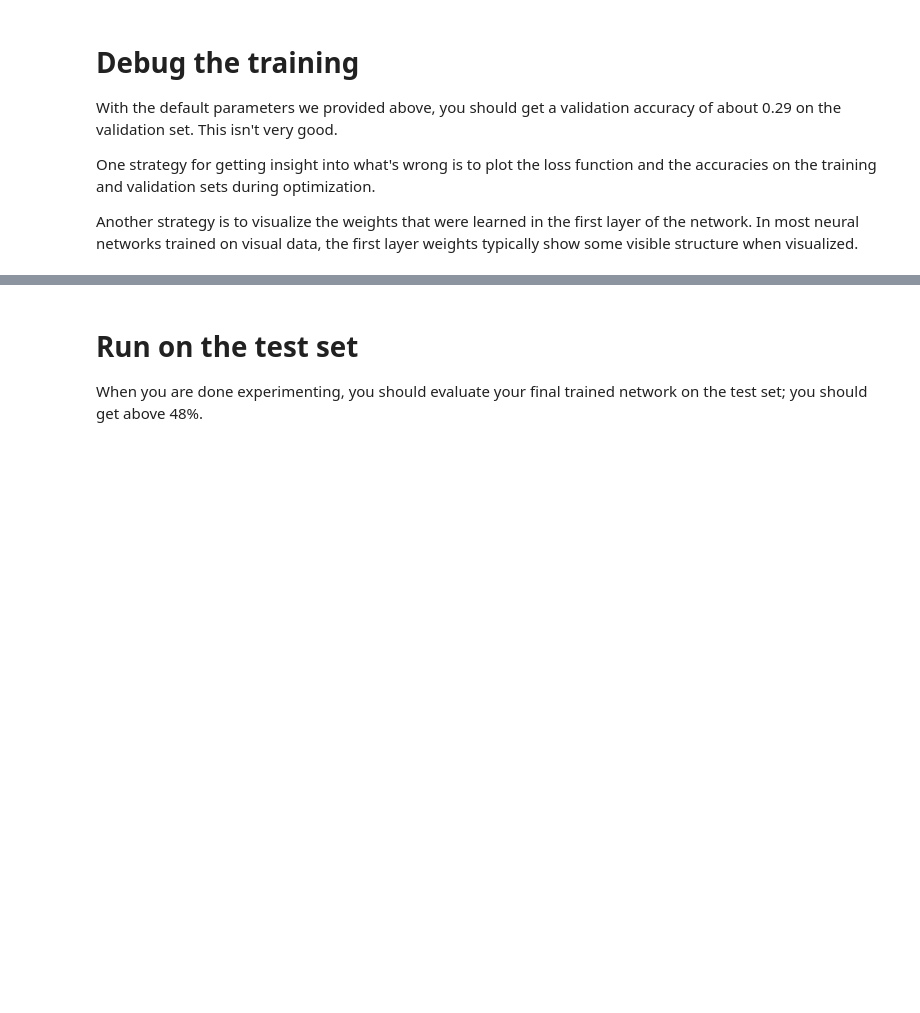
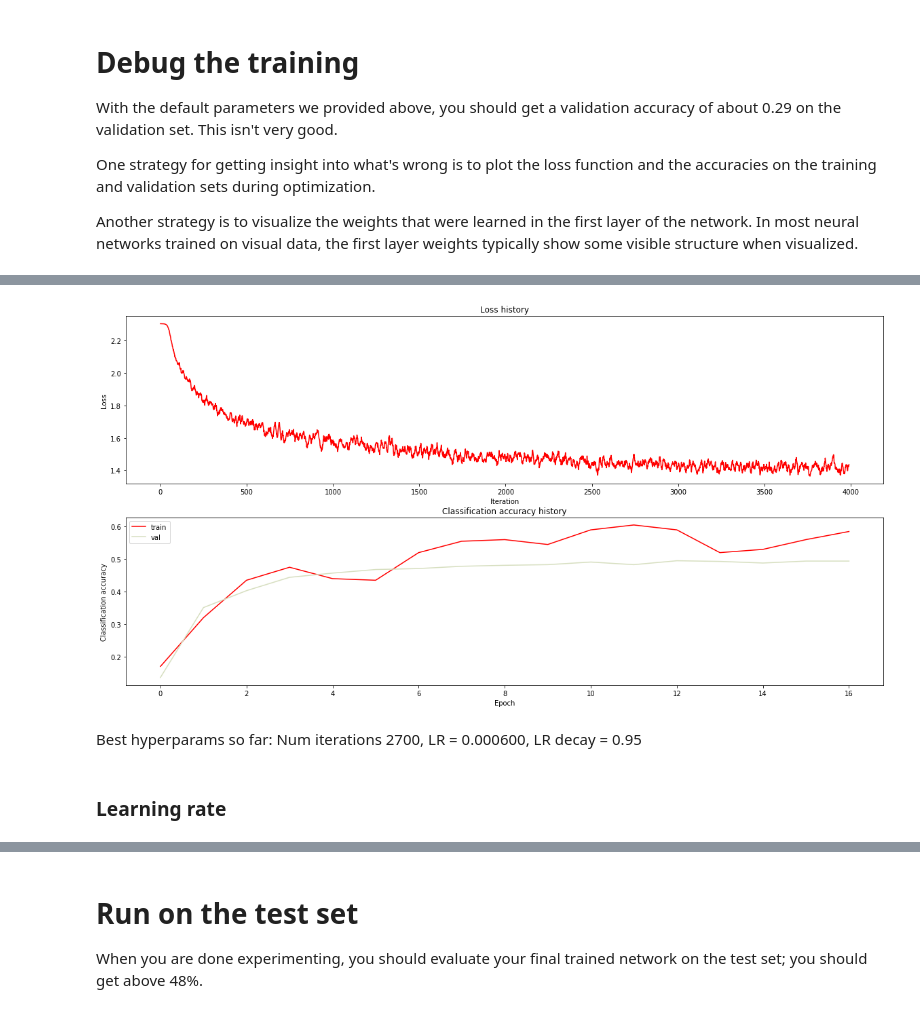
Before and after one commit to aduzhinskaya/cs231n, a Jupyter notebook: assignment1/two_layer_net.ipynb, the cells around one changed output, grey strips where cells are left out. Drawn from its saved outputs; the diff is of its cells as text; code cells hidden in the pictures; blank space fills up the shorter version.

Commit message:
Fully connected NN: trained on CIFAR 10

```diff
--- a/assignment1/two_layer_net.ipynb
+++ b/assignment1/two_layer_net.ipynb
@@ -327,0 +391,15 @@ $\color{blue}{\textit Your Answer:}$
+# %%
+input_size = 32 * 32 * 3
+hidden_size = 50
+num_classes = 10
+net = TwoLayerNet(input_size, hidden_size, num_classes)
+
+# Train the network
+stats = net.train(X_train, y_train, X_val, y_val,
+            num_iters=4000, batch_size=200,
+            learning_rate=6e-4, learning_rate_decay=0.95,
+            reg=0.25, verbose=True)
+
+# Predict on the validation set
+val_acc = (net.predict(X_val) == y_val).mean()
+print('Validation accuracy: ', val_acc)
@@ -327,0 +424,35 @@ $\color{blue}{\textit Your Answer:}$
+# %%
+def remove_nans(l, y_lim):
+    x = np.array(l)
+    x = x[~np.isnan(x)]
+    x = x[x<y_lim]
+    return x
+
+def moving_average(x, w):
+    return np.convolve(x, np.ones(w), 'valid') / w
+
+
+plt.subplot(2, 1, 1)
+loss_hist = moving_average(np.array(stats['loss_history']), 10)
+plt.plot(loss_hist)
+plt.title('Loss history')
+plt.xlabel('Iteration')
+plt.ylabel('Loss')
+
+plt.subplot(2, 1, 2)
+plt.plot(stats['train_acc_history'], label='train')
+plt.plot(stats['val_acc_history'], label='val')
+plt.title('Classification accuracy history')
+plt.xlabel('Epoch')
+plt.ylabel('Classification accuracy')
+plt.legend()
+plt.show()
+# %% [output]
+[figure, added]
+# %% [markdown]
+Best hyperparams so far:
+ Num iterations 2700,
+ LR = 0.000600,
+ LR decay = 0.95
+# %% [markdown]
+### Learning rate
```
Also changed, not shown: parts of 23 cells of this notebook, 1 other file.
